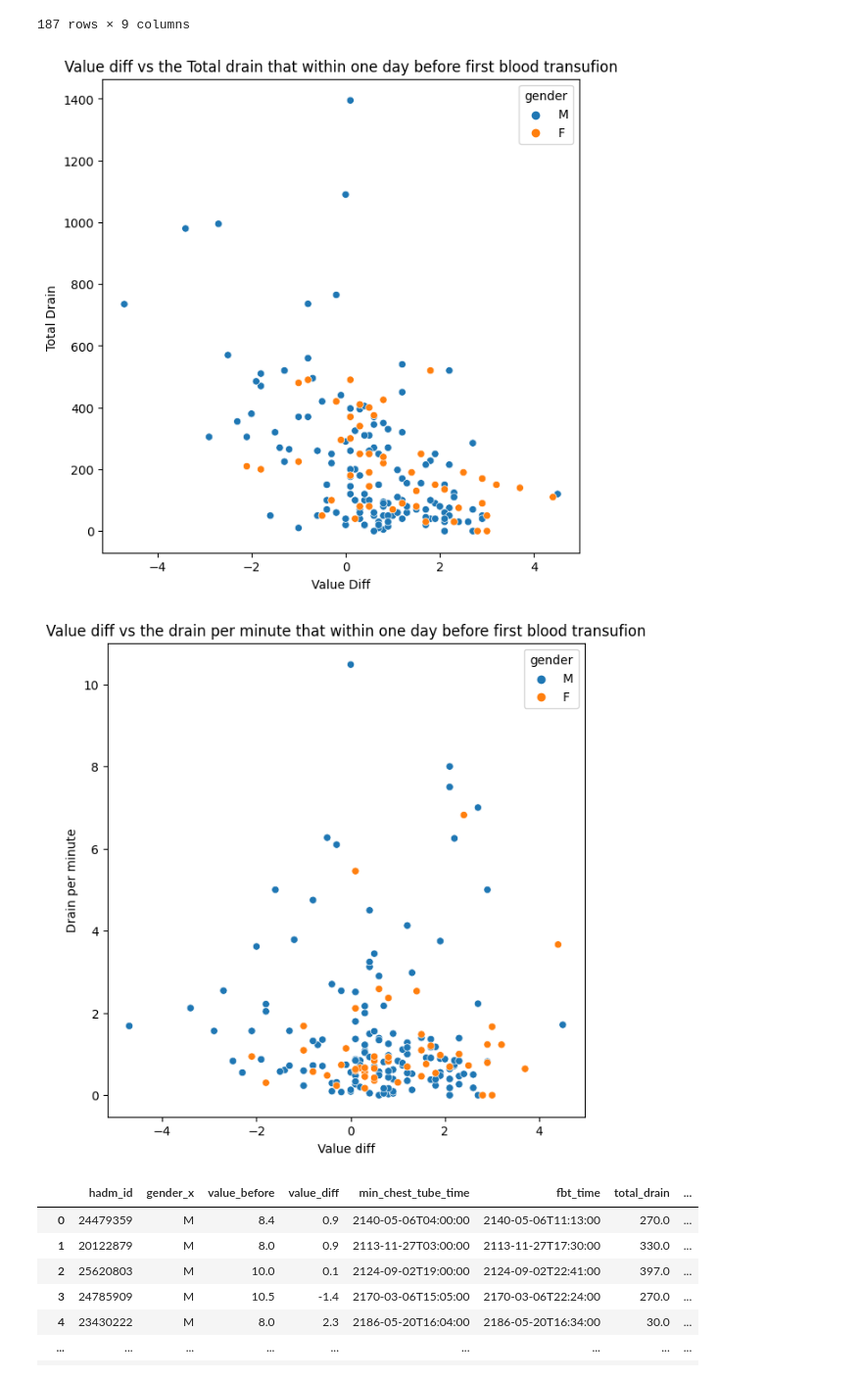
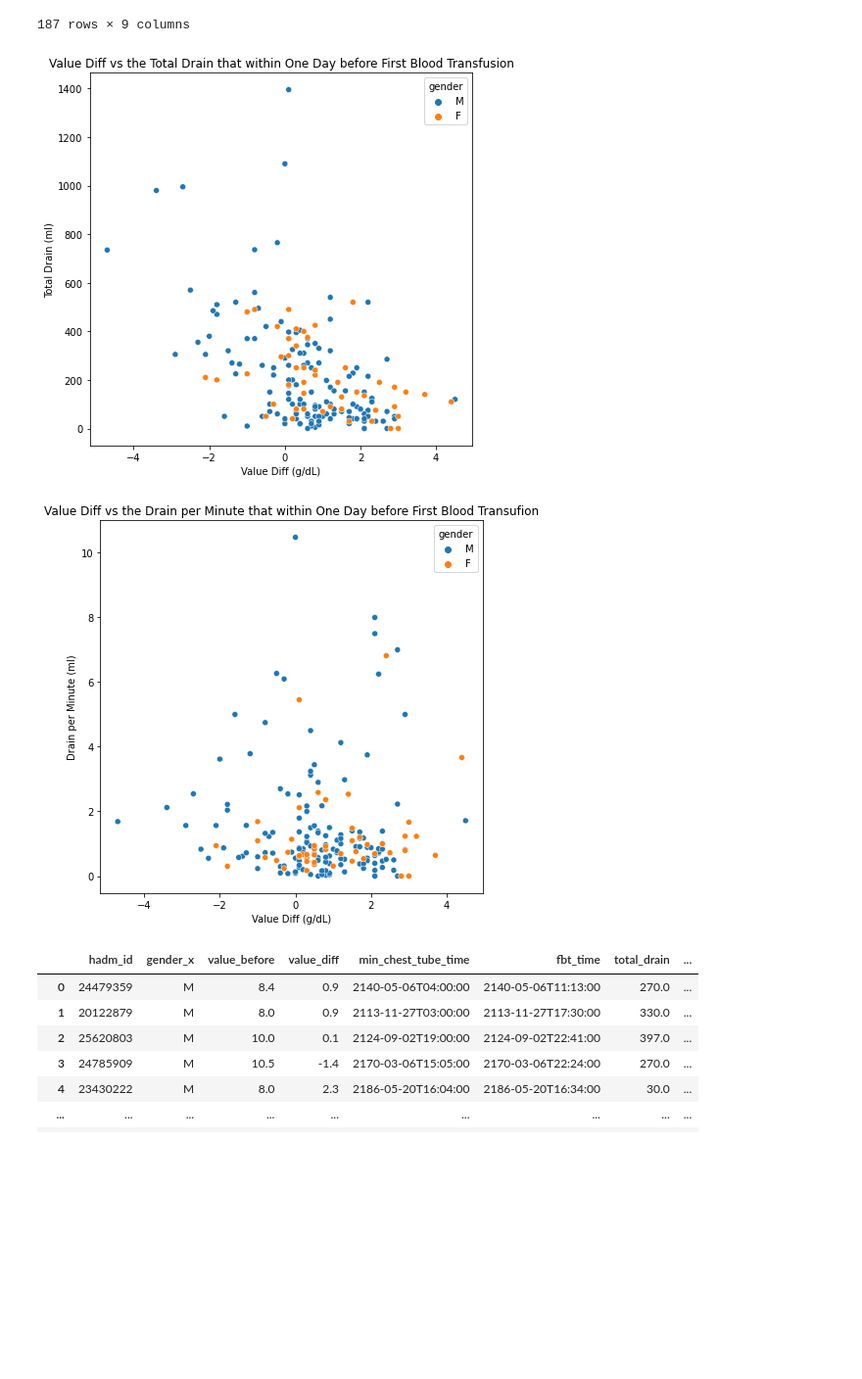
Before and after one commit to lily214754/MIMIC, a Jupyter notebook: EDA/MIMIC_EDA(only fbt).ipynb, the cells around one changed output. Shown at 98% size. Saved outputs shown, nothing was run; the diff lists cells and outputs as text; code cells hidden in the pictures; blank space fills up the shorter version.

```diff
--- a/EDA/MIMIC_EDA(only fbt).ipynb
+++ b/EDA/MIMIC_EDA(only fbt).ipynb
@@ -784,23 +777,23 @@ drain
 # %%
 plt.figure(figsize=(7,7))
 sns.scatterplot(data=drain, x="value_diff", y="total_drain", hue="gender")
-plt.xlabel('Value Diff')
-plt.ylabel("Total Drain ")
-plt.title("Value diff vs the Total drain that within one day before first blood transufion")
+plt.xlabel('Value Diff (g/dL)')
+plt.ylabel("Total Drain (ml)")
+plt.title("Value Diff vs the Total Drain that within One Day before First Blood Transfusion")
 plt.savefig(f'Additional_Hb_plots/scatter_totalDrain_valuediff.png')
 plt.show()
 # %% [output]
-[figure, old version]
+[figure, new version]
 # %%
 plt.figure(figsize=(7,7))
 sns.scatterplot(data=drain, x="value_diff", y="drain_per_min", hue="gender")
-plt.xlabel('Value diff')
-plt.ylabel("Drain per minute")
-plt.title("Value diff vs the drain per minute that within one day before first blood transufion")
+plt.xlabel('Value Diff (g/dL)')
+plt.ylabel("Drain per Minute (ml)")
+plt.title("Value Diff vs the Drain per Minute that within One Day before First Blood Transufion")
 plt.savefig(f'Additional_Hb_plots/scatter_Drain_per_min_valuediff.png')
 plt.show()
 # %% [output]
-[figure, old version]
+[figure, new version]
 # %%
 drain_blood_counts = drain.merge(blood_transfusion_count, how = 'left', on='hadm_id')
 drain_blood_counts
```
Also changed, not shown: parts of 31 cells of this notebook, 24 other files.
